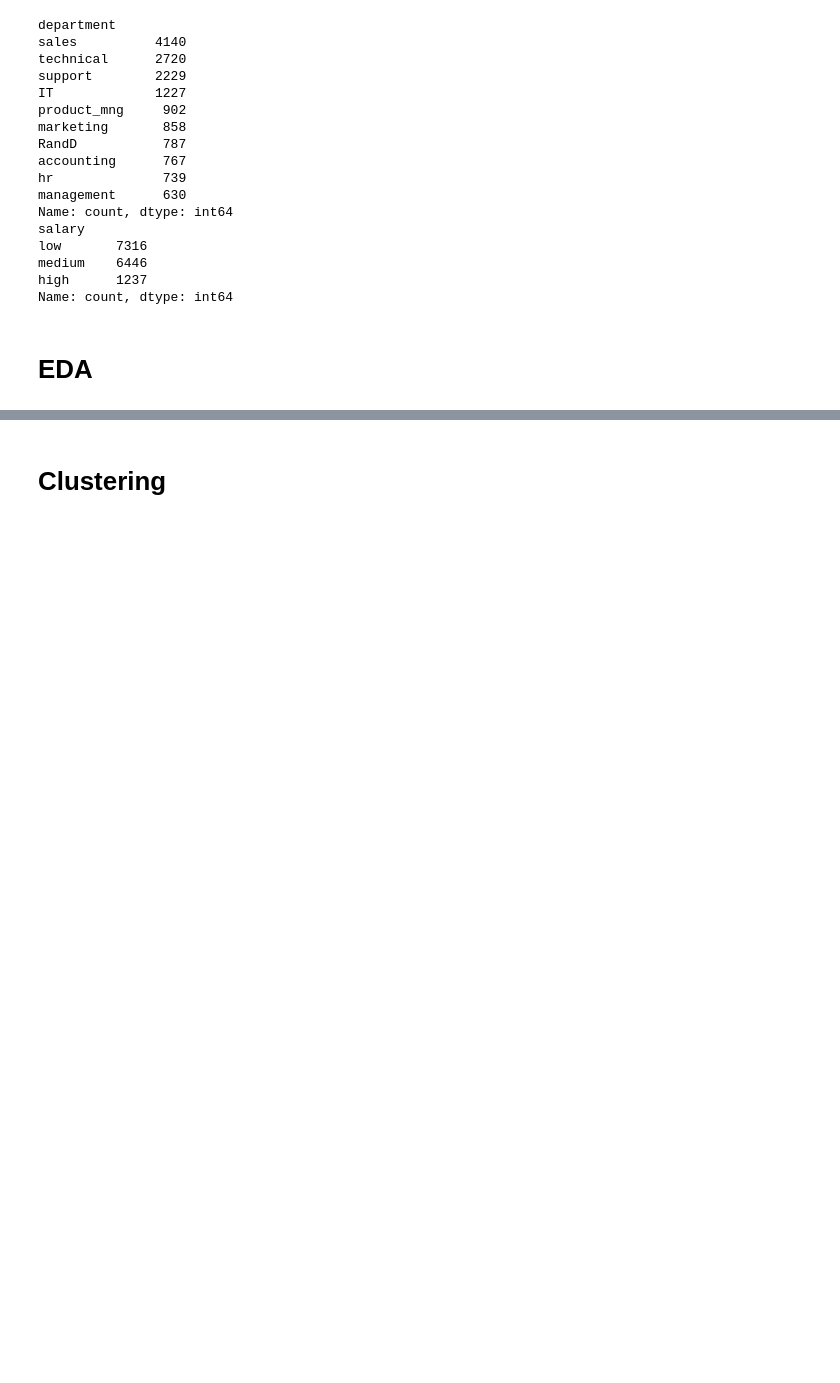
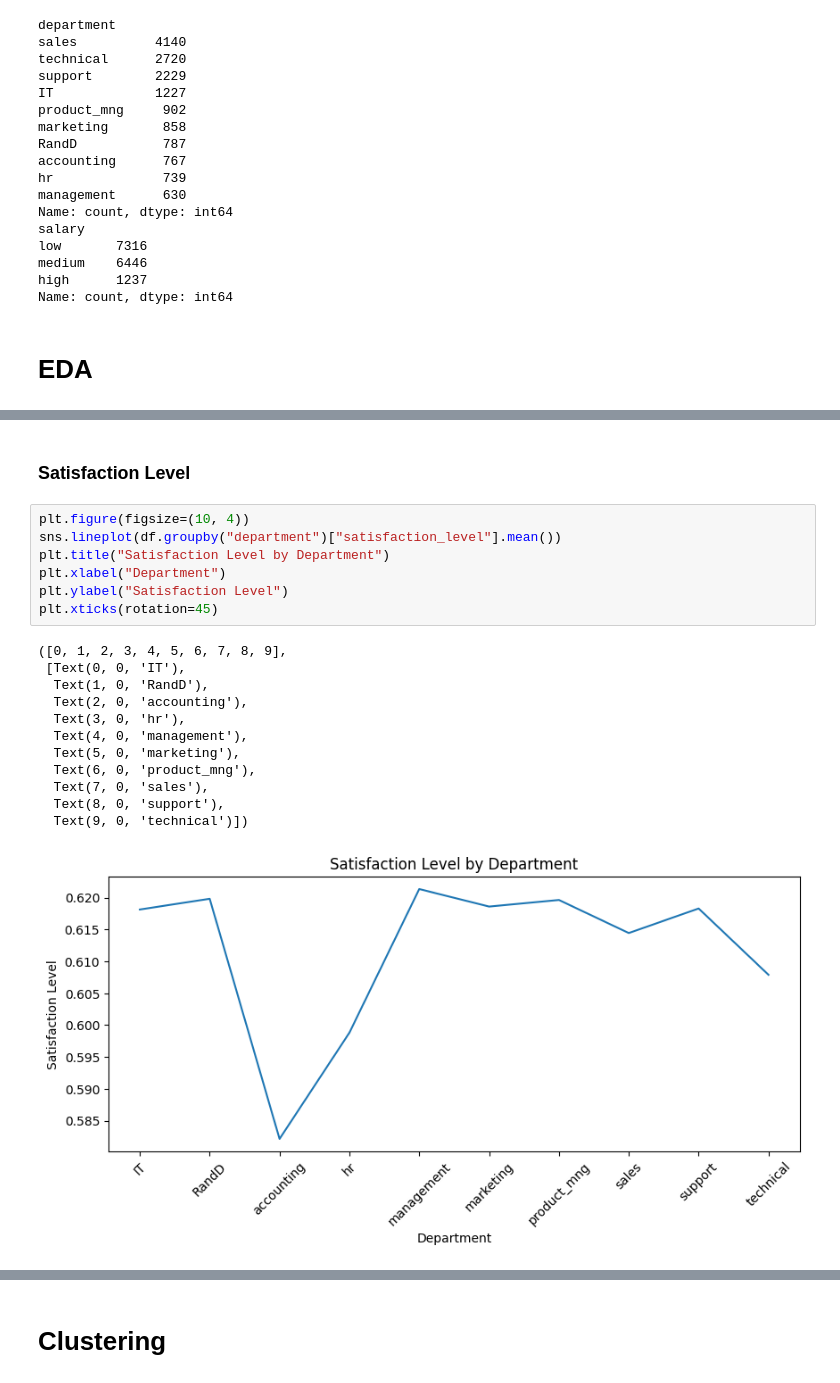
Before and after one commit to kitsbits/aiml, a Jupyter notebook: ml-core/project/ml_project.ipynb, the cells around one changed output, grey strips where cells are left out. Drawn from its saved outputs; the diff is of its cells as text; blank space fills up the shorter version.

```diff
--- a/ml-core/project/ml_project.ipynb
+++ b/ml-core/project/ml_project.ipynb
@@ -103,0 +125,22 @@ Name: count, dtype: int64
+# %% [markdown]
+### Satisfaction Level
+# %%
+plt.figure(figsize=(10, 4))
+sns.lineplot(df.groupby("department")["satisfaction_level"].mean())
+plt.title("Satisfaction Level by Department")
+plt.xlabel("Department")
+plt.ylabel("Satisfaction Level")
+plt.xticks(rotation=45)
+# %% [output]
+([0, 1, 2, 3, 4, 5, 6, 7, 8, 9],
+ [Text(0, 0, 'IT'),
+  Text(1, 0, 'RandD'),
+  Text(2, 0, 'accounting'),
+  Text(3, 0, 'hr'),
+  Text(4, 0, 'management'),
+  Text(5, 0, 'marketing'),
+  Text(6, 0, 'product_mng'),
+  Text(7, 0, 'sales'),
+  Text(8, 0, 'support'),
+  Text(9, 0, 'technical')])
+[figure, added]
```
Also changed, not shown: parts of 28 cells of this notebook, 2 other files.
